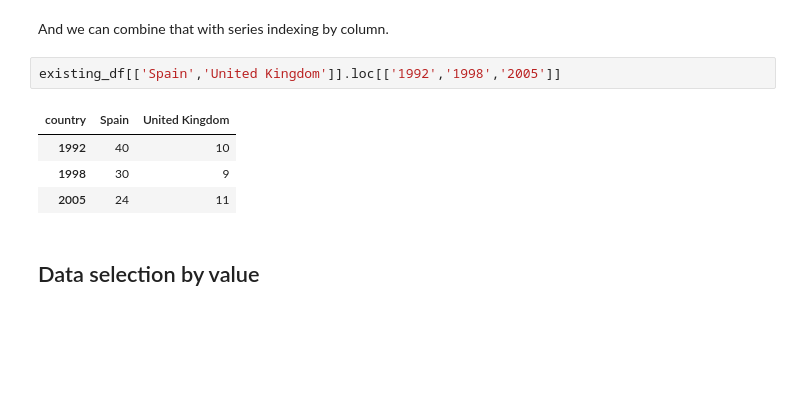
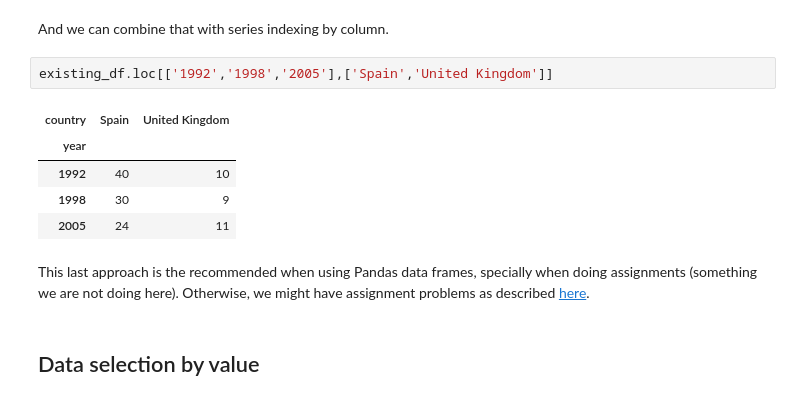
Before and after one commit to jadianes/data-science-your-way, a Jupyter notebook: data-frames/python-data-frames.ipynb, the cells around one changed output. Saved outputs shown, nothing was run; the diff lists cells and outputs as text; blank space fills up the shorter version.

Commit message:
Added note on chained indexing

```diff
--- a/data-frames/python-data-frames.ipynb
+++ b/data-frames/python-data-frames.ipynb
@@ -229,12 +239,15 @@ existing_df.loc['1992':'2005']
 # %% [markdown]
 And we can combine that with series indexing by column.
 # %%
-existing_df[['Spain','United Kingdom']].loc[['1992','1998','2005']]
+existing_df.loc[['1992','1998','2005'],['Spain','United Kingdom']]
 # %% [output]
 | country | Spain | United Kingdom |
+| year |  |  |
 | 1992 | 40 | 10 |
 | 1998 | 30 | 9 |
 | 2005 | 24 | 11 |
+# %% [markdown]
+This last approach is the recommended when using Pandas data frames, specially when doing assignments (something we are not doing here). Otherwise, we might have assignment problems as described [here](http://pandas-docs.github.io/pandas-docs-travis/indexing.html#why-does-the-assignment-when-using-chained-indexing-fail).
 # %% [markdown]
 ## Data selection by value
 # %% [markdown]
```
Also changed, not shown: parts of 1 cell of this notebook, 3 other files.
